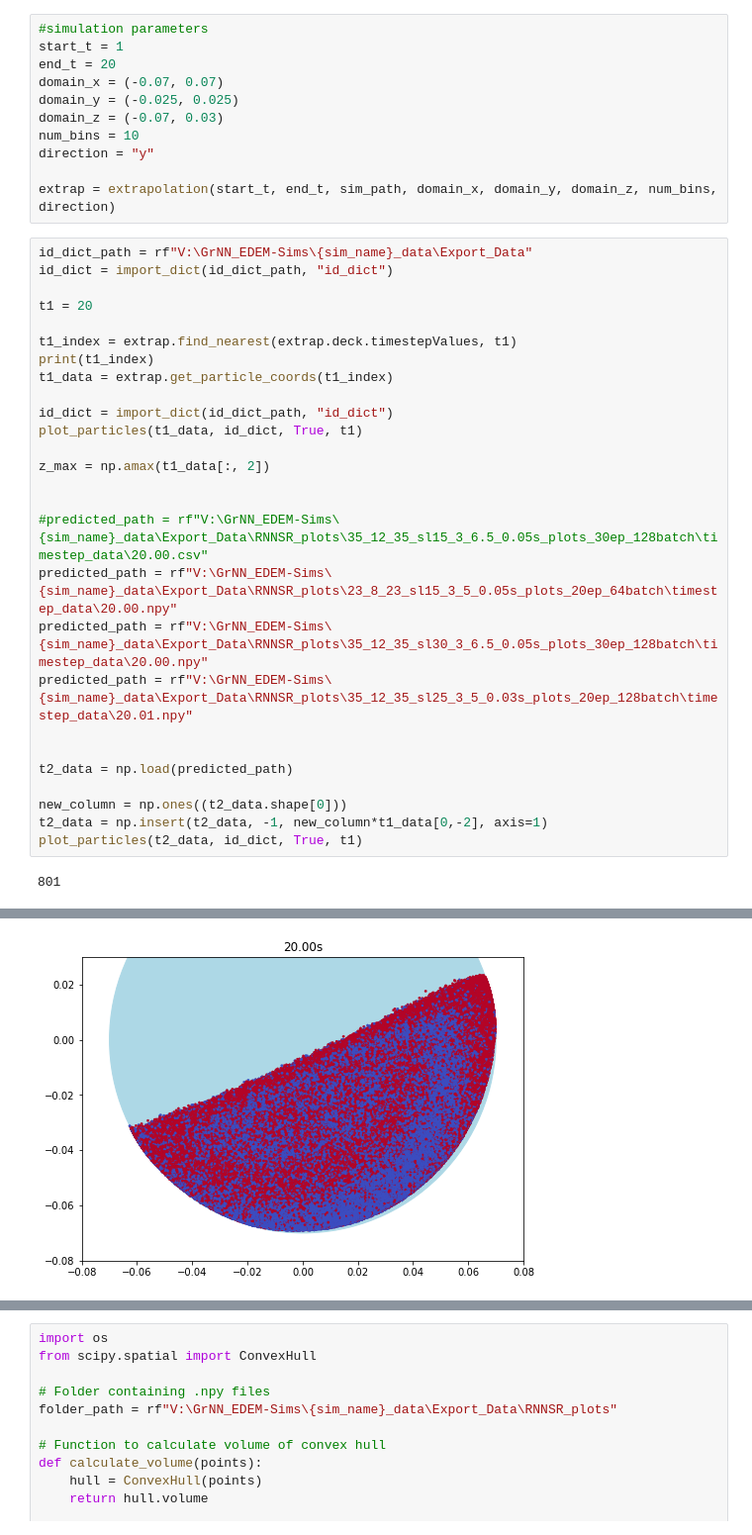
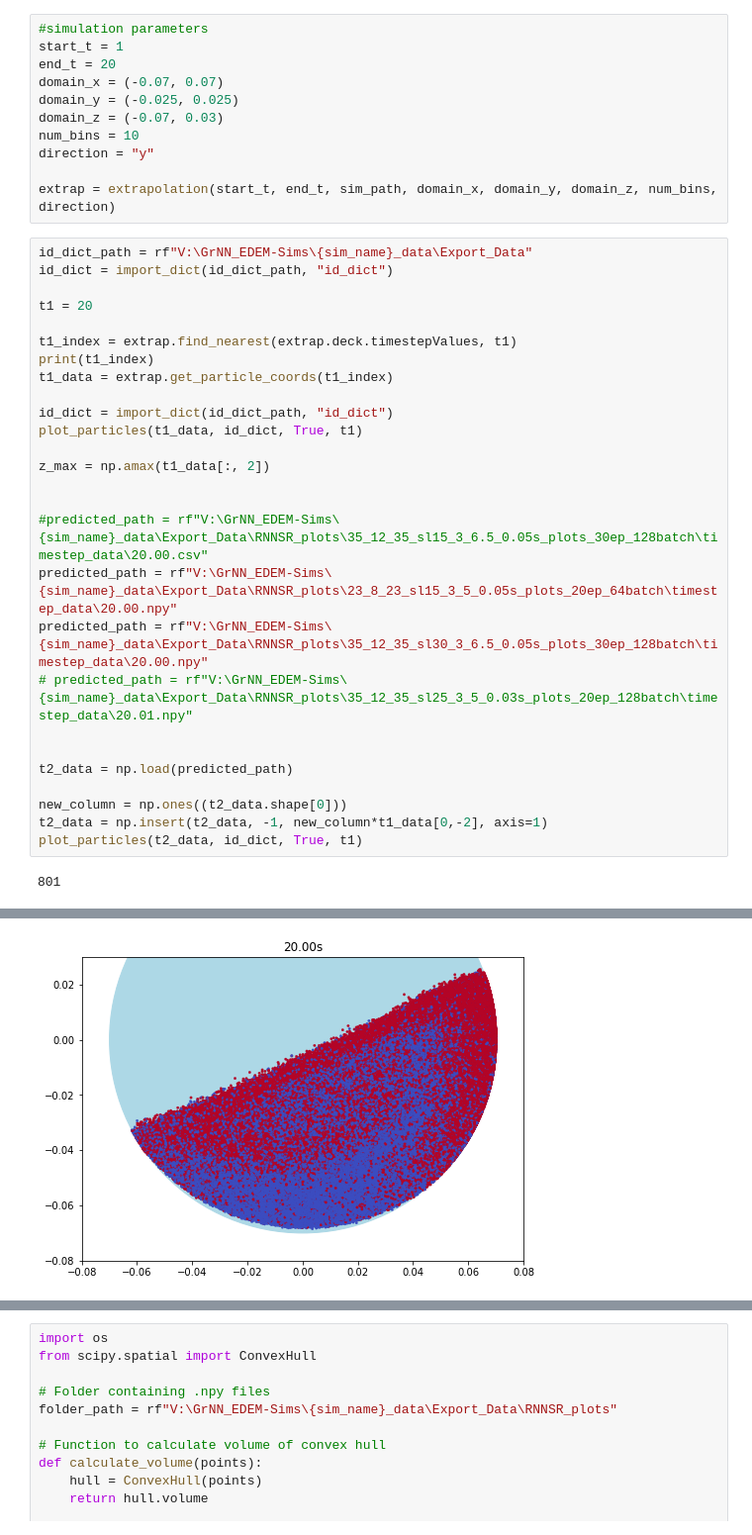
Before and after one commit to elispelis/DEM-Dissertation, a Jupyter notebook: src/density_distribution.ipynb, the cells around one changed output, grey strips where cells are left out. Shown at 99% size. Saved outputs shown, nothing was run; the diff lists cells and outputs as text.

```diff
--- a/src/density_distribution.ipynb
+++ b/src/density_distribution.ipynb
@@ -27,31 +27,31 @@ extrap = extrapolation(start_t, end_t, sim_path, domain_x, domain_y, domain_z, n
 # %%
 id_dict_path = rf"V:\GrNN_EDEM-Sims\{sim_name}_data\Export_Data"
 id_dict = import_dict(id_dict_path, "id_dict")
 
 t1 = 20
 
 t1_index = extrap.find_nearest(extrap.deck.timestepValues, t1)
 print(t1_index)
 t1_data = extrap.get_particle_coords(t1_index)
 
 id_dict = import_dict(id_dict_path, "id_dict")
 plot_particles(t1_data, id_dict, True, t1)
 
 z_max = np.amax(t1_data[:, 2])
 
 
 #predicted_path = rf"V:\GrNN_EDEM-Sims\{sim_name}_data\Export_Data\RNNSR_plots\35_12_35_sl15_3_6.5_0.05s_plots_30ep_128batch\timestep_data\20.00.csv"
 predicted_path = rf"V:\GrNN_EDEM-Sims\{sim_name}_data\Export_Data\RNNSR_plots\23_8_23_sl15_3_5_0.05s_plots_20ep_64batch\timestep_data\20.00.npy"
 predicted_path = rf"V:\GrNN_EDEM-Sims\{sim_name}_data\Export_Data\RNNSR_plots\35_12_35_sl30_3_6.5_0.05s_plots_30ep_128batch\timestep_data\20.00.npy"
-predicted_path = rf"V:\GrNN_EDEM-Sims\{sim_name}_data\Export_Data\RNNSR_plots\35_12_35_sl25_3_5_0.03s_plots_20ep_128batch\timestep_data\20.01.npy"
+# predicted_path = rf"V:\GrNN_EDEM-Sims\{sim_name}_data\Export_Data\RNNSR_plots\35_12_35_sl25_3_5_0.03s_plots_20ep_128batch\timestep_data\20.01.npy"
 
 
 t2_data = np.load(predicted_path)
 
 new_column = np.ones((t2_data.shape[0]))
 t2_data = np.insert(t2_data, -1, new_column*t1_data[0,-2], axis=1)
 plot_particles(t2_data, id_dict, True, t1)
 # %% [output]
 801
 [figure]
-[figure, old version]
+[figure, new version]
```
Also changed, not shown: parts of 3 cells of this notebook, 1 other file.
